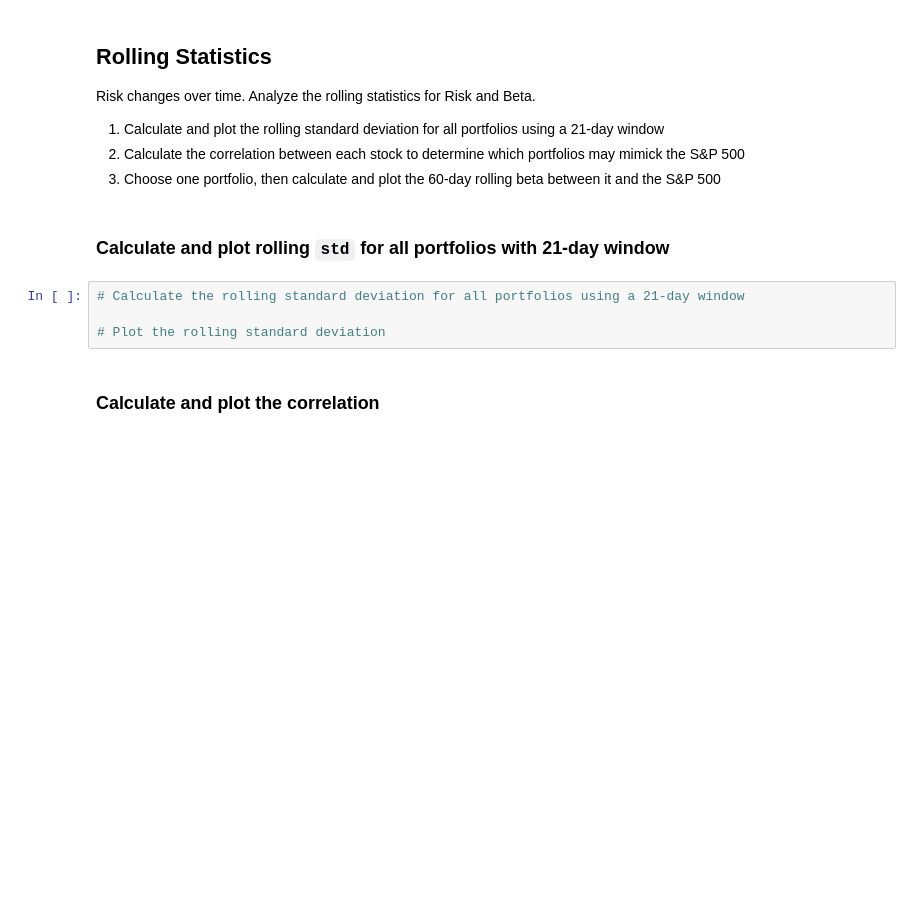
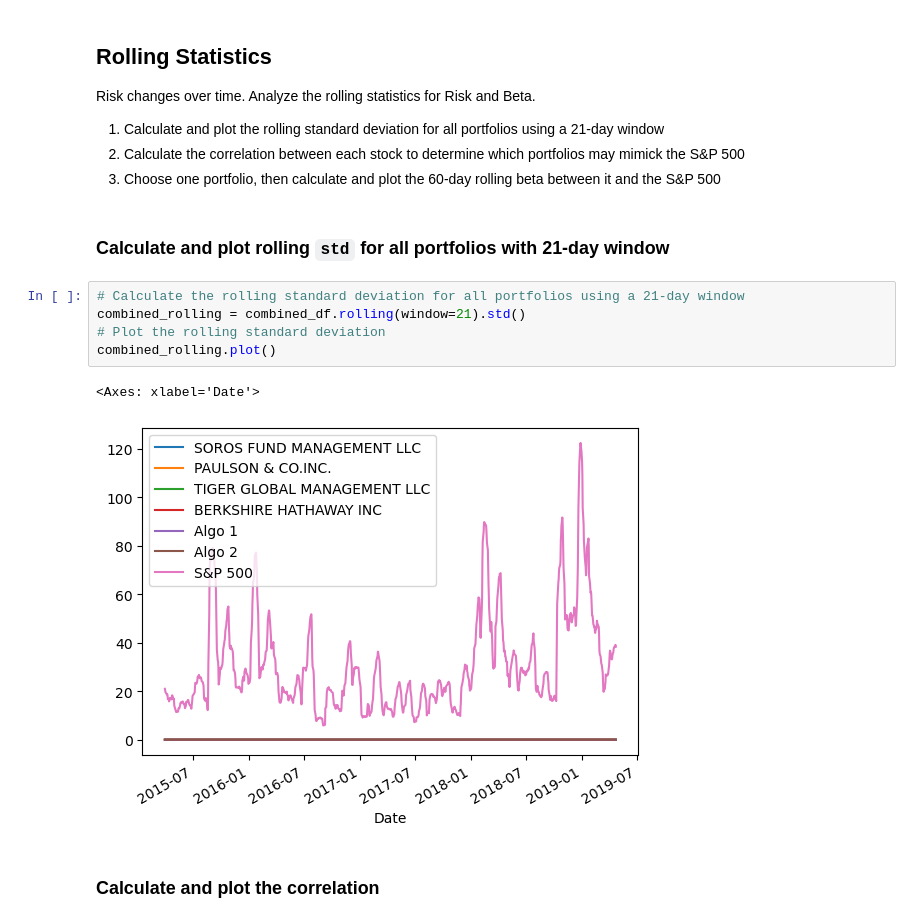
Before and after one commit to AnvithaChaluvadi/Module4Challenge, a Jupyter notebook: whale_analysis.ipynb, the cells around one changed output. Cells and saved outputs as stored; diff of their text form; blank space fills up the shorter version.

```diff
--- a/whale_analysis.ipynb
+++ b/whale_analysis.ipynb
@@ -298,8 +304,12 @@ Risk changes over time. Analyze the rolling statistics for Risk and Beta.
 ### Calculate and plot rolling `std` for all portfolios with 21-day window
 # %%
 # Calculate the rolling standard deviation for all portfolios using a 21-day window
-
+combined_rolling = combined_df.rolling(window=21).std()
 # Plot the rolling standard deviation
+combined_rolling.plot()
+# %% [output]
+<Axes: xlabel='Date'>
+[figure, added]
 # %% [markdown]
 ### Calculate and plot the correlation
 # %%
```
Also changed, not shown: parts of 5 cells of this notebook.
